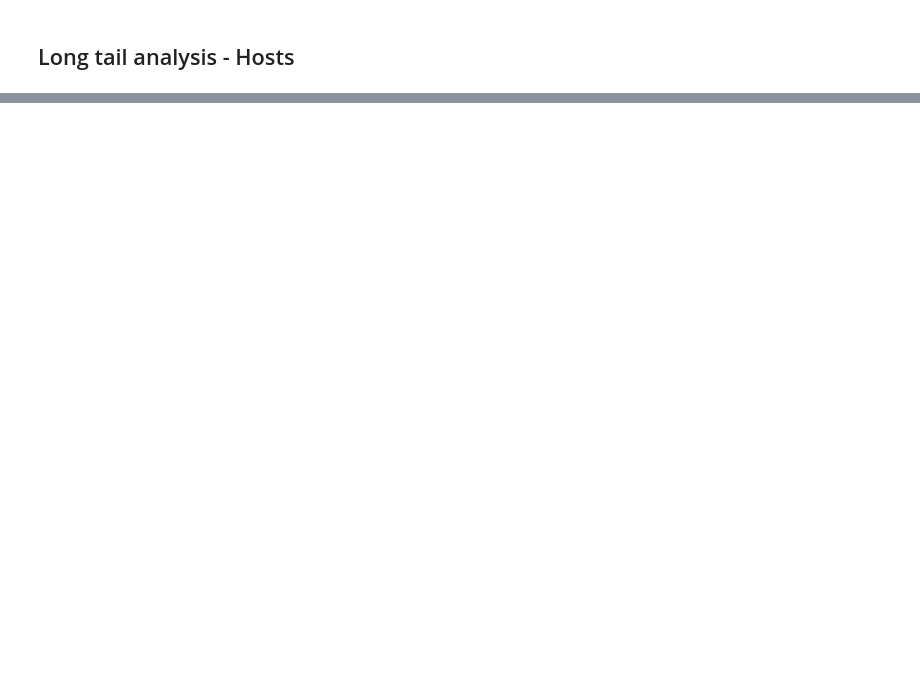
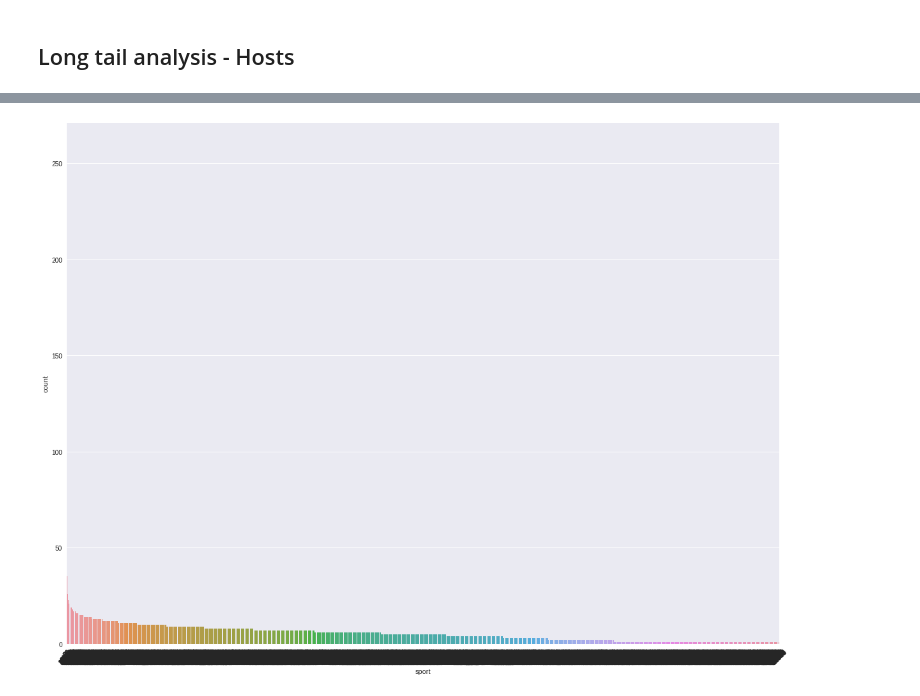
Before and after one commit to alistairwgillespie/blue_team_detection, a Jupyter notebook: eda_hosts.ipynb, the cells around one changed output, grey strips where cells are left out. Cells and saved outputs as stored; diff of their text form; code cells hidden in the pictures; blank space fills up the shorter version.

Commit message:
Graph now plotted for srcip and dstip

```diff
--- a/eda_hosts.ipynb
+++ b/eda_hosts.ipynb
@@ -153,9 +150,12 @@ Name: srcip, dtype: int64
 # %%
 # Plot distribution per source port
 plt.figure(figsize=(20,15))
-ax = sns.countplot(x="sport", data=df, order = df['sport'].value_counts().index)
+tcp_df = df[df.proto =='tcp']
+ax = sns.countplot(x="sport", data=tcp_df, order = tcp_df['sport'].value_counts().index)
 for tick in ax.get_xticklabels():
     tick.set_rotation(45)
+# %% [output]
+[figure, added]
 # %%
 # Tail of source port
 df['sport'].value_counts().tail()
```
Also changed, not shown: parts of 20 cells of this notebook.
